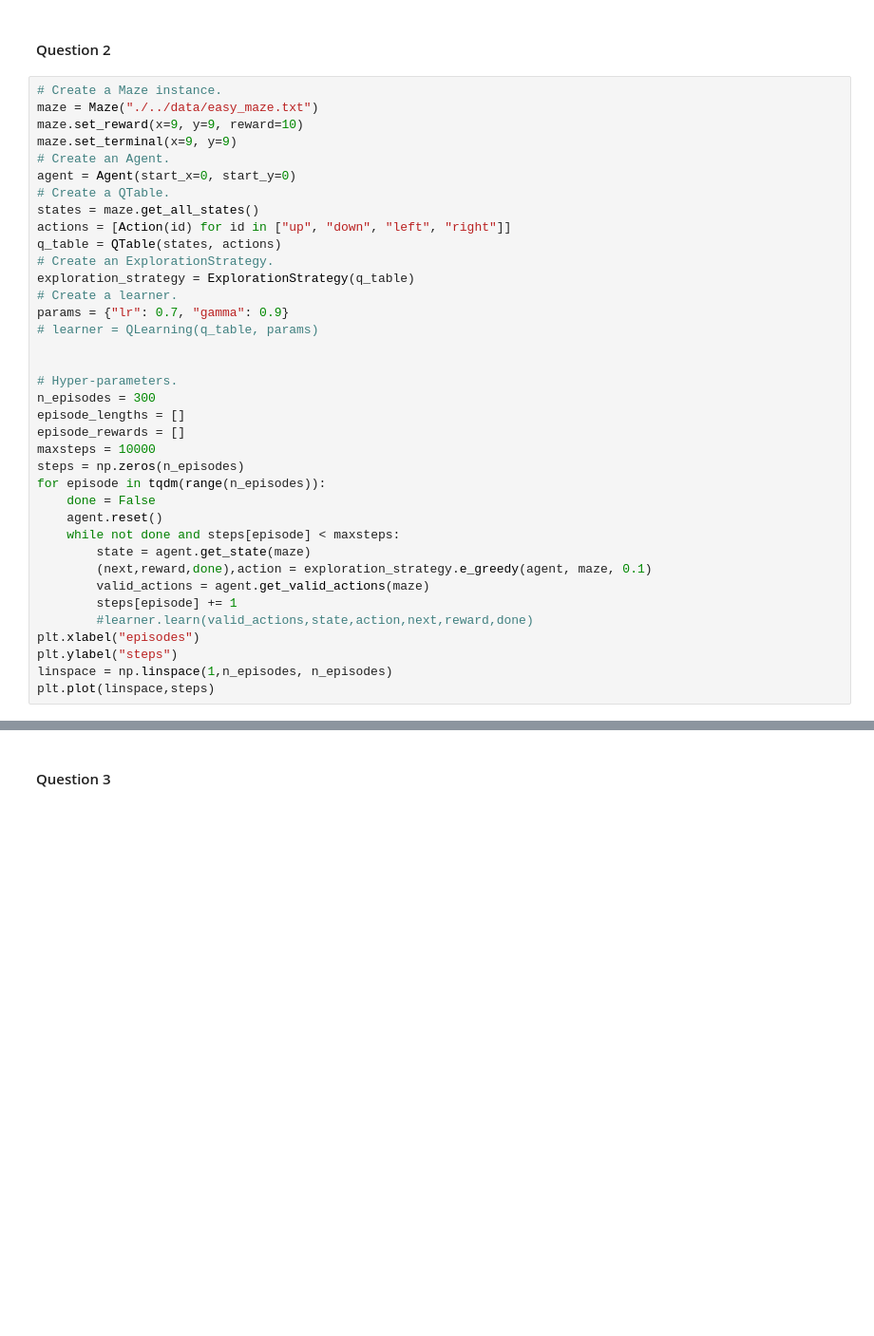
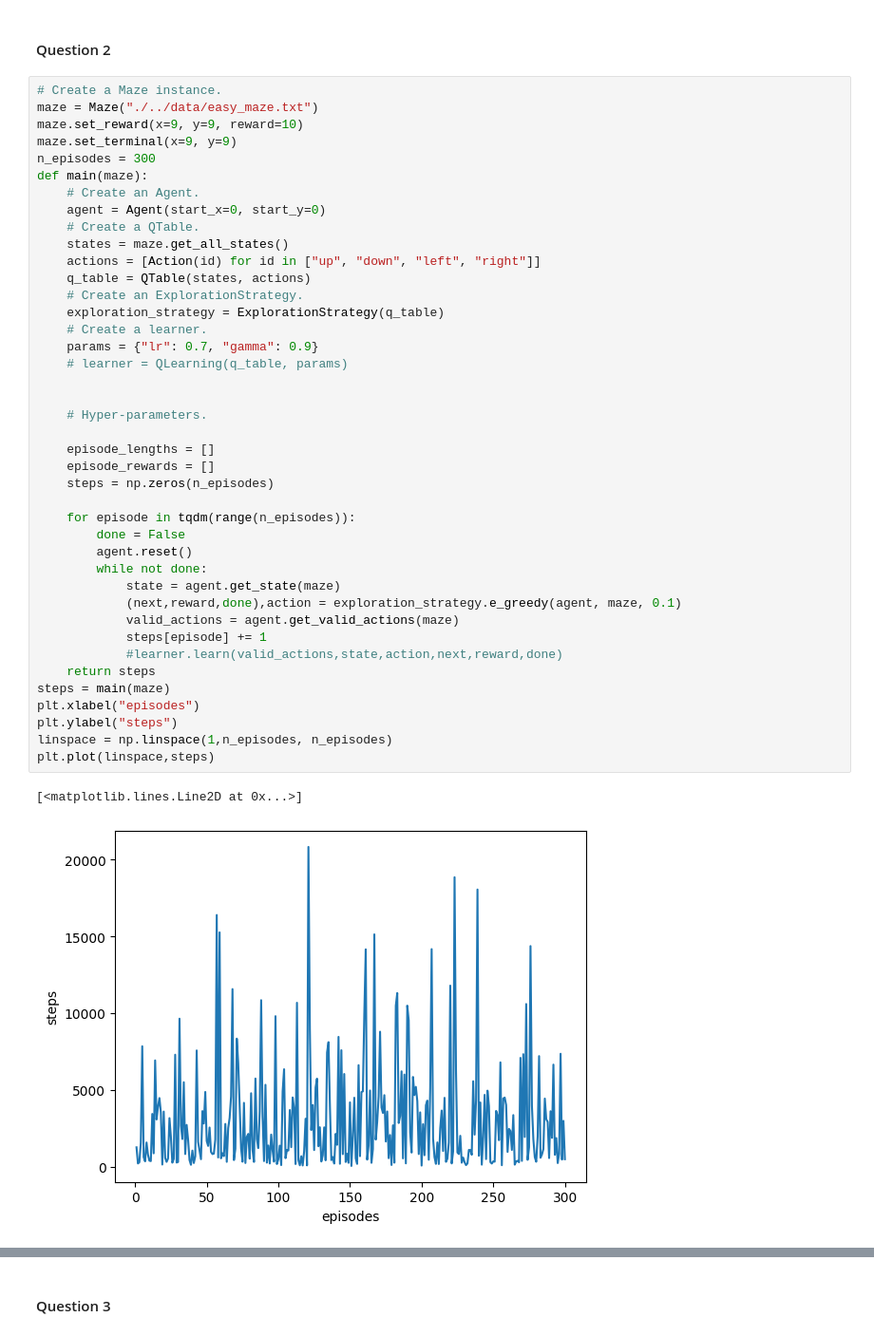
Before and after one commit to Eliminator1357/CI-RL, a Jupyter notebook: src/Main.ipynb, the cells around one changed output, grey strips where cells are left out. Shown at 95% size. Drawn from its saved outputs; the diff is of its cells as text; blank space fills up the shorter version.

```diff
--- a/src/Main.ipynb
+++ b/src/Main.ipynb
@@ -98,40 +112,47 @@ For sufficient exploration we can use either e-greedy or boltzmann. Random does
 # %%
 # Create a Maze instance.
 maze = Maze("./../data/easy_maze.txt")
 maze.set_reward(x=9, y=9, reward=10)
 maze.set_terminal(x=9, y=9)
-# Create an Agent.
-agent = Agent(start_x=0, start_y=0)
-# Create a QTable.
-states = maze.get_all_states()
-actions = [Action(id) for id in ["up", "down", "left", "right"]]
-q_table = QTable(states, actions)
-# Create an ExplorationStrategy.
-exploration_strategy = ExplorationStrategy(q_table)
-# Create a learner.
-params = {"lr": 0.7, "gamma": 0.9}
-# learner = QLearning(q_table, params)
+n_episodes = 300
+def main(maze):
+    # Create an Agent.
+    agent = Agent(start_x=0, start_y=0)
+    # Create a QTable.
+    states = maze.get_all_states()
+    actions = [Action(id) for id in ["up", "down", "left", "right"]]
+    q_table = QTable(states, actions)
+    # Create an ExplorationStrategy.
+    exploration_strategy = ExplorationStrategy(q_table)
+    # Create a learner.
+    params = {"lr": 0.7, "gamma": 0.9}
+    # learner = QLearning(q_table, params)
 
 
-# Hyper-parameters.
-n_episodes = 300
-episode_lengths = []
-episode_rewards = []
-maxsteps = 10000
-steps = np.zeros(n_episodes)
-for episode in tqdm(range(n_episodes)):
-    done = False
-    agent.reset()
-    while not done and steps[episode] < maxsteps:
-        state = agent.get_state(maze)
-        (next,reward,done),action = exploration_strategy.e_greedy(agent, maze, 0.1)
-        valid_actions = agent.get_valid_actions(maze)
-        steps[episode] += 1
-        #learner.learn(valid_actions,state,action,next,reward,done)
+    # Hyper-parameters.
+
+    episode_lengths = []
+    episode_rewards = []
+    steps = np.zeros(n_episodes)
+
+    for episode in tqdm(range(n_episodes)):
+        done = False
+        agent.reset()
+        while not done:
+            state = agent.get_state(maze)
+            (next,reward,done),action = exploration_strategy.e_greedy(agent, maze, 0.1)
+            valid_actions = agent.get_valid_actions(maze)
+            steps[episode] += 1
+            #learner.learn(valid_actions,state,action,next,reward,done)
+    return steps
+steps = main(maze)
 plt.xlabel("episodes")
 plt.ylabel("steps")
 linspace = np.linspace(1,n_episodes, n_episodes)
 plt.plot(linspace,steps)
+# %% [output]
+[<matplotlib.lines.Line2D at 0x...>]
+[figure, added]
 # %% [markdown]
 <div style="background-color:#f1be3e">
 
```
Also changed, not shown: parts of 16 cells of this notebook.
